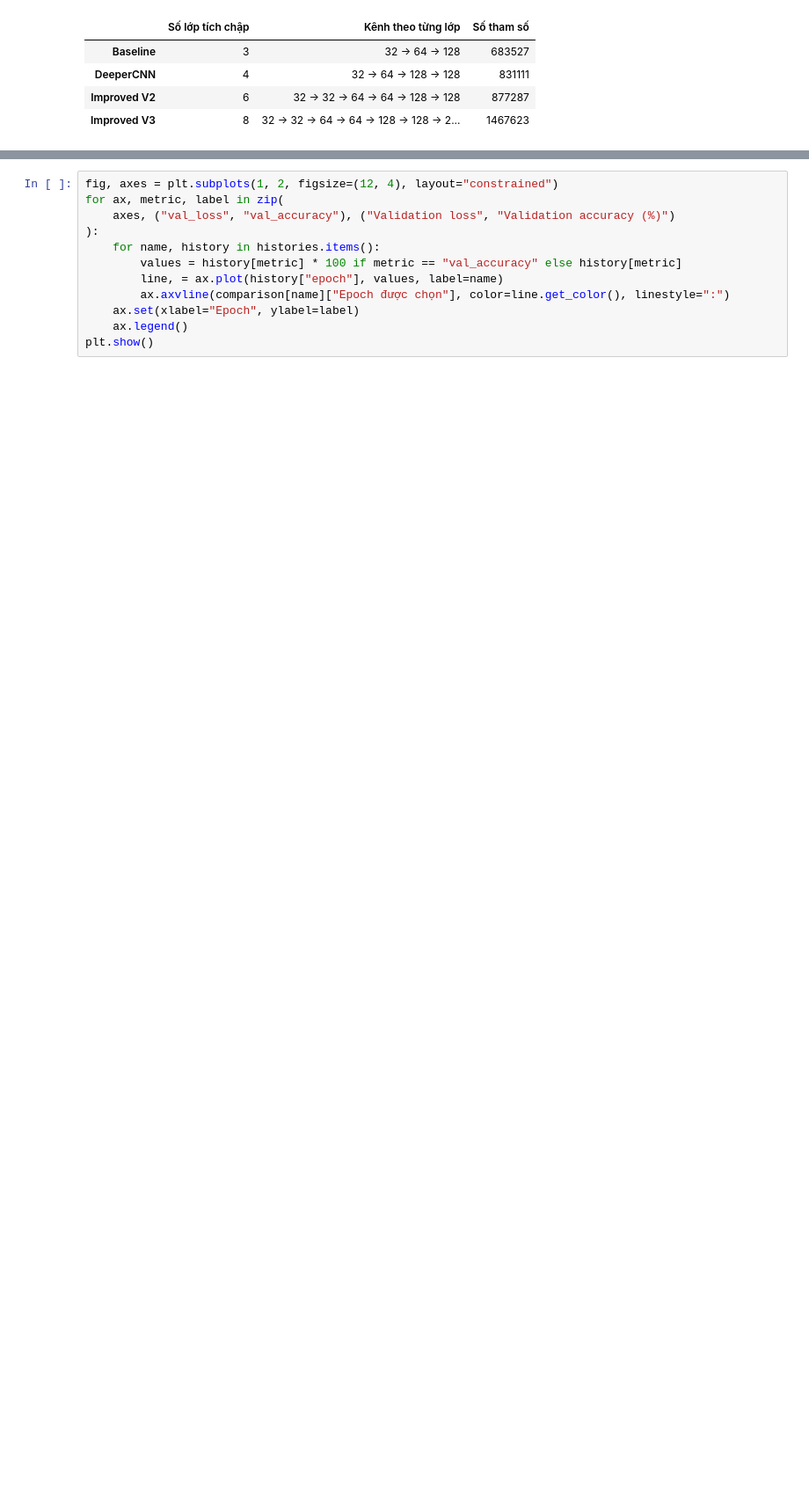
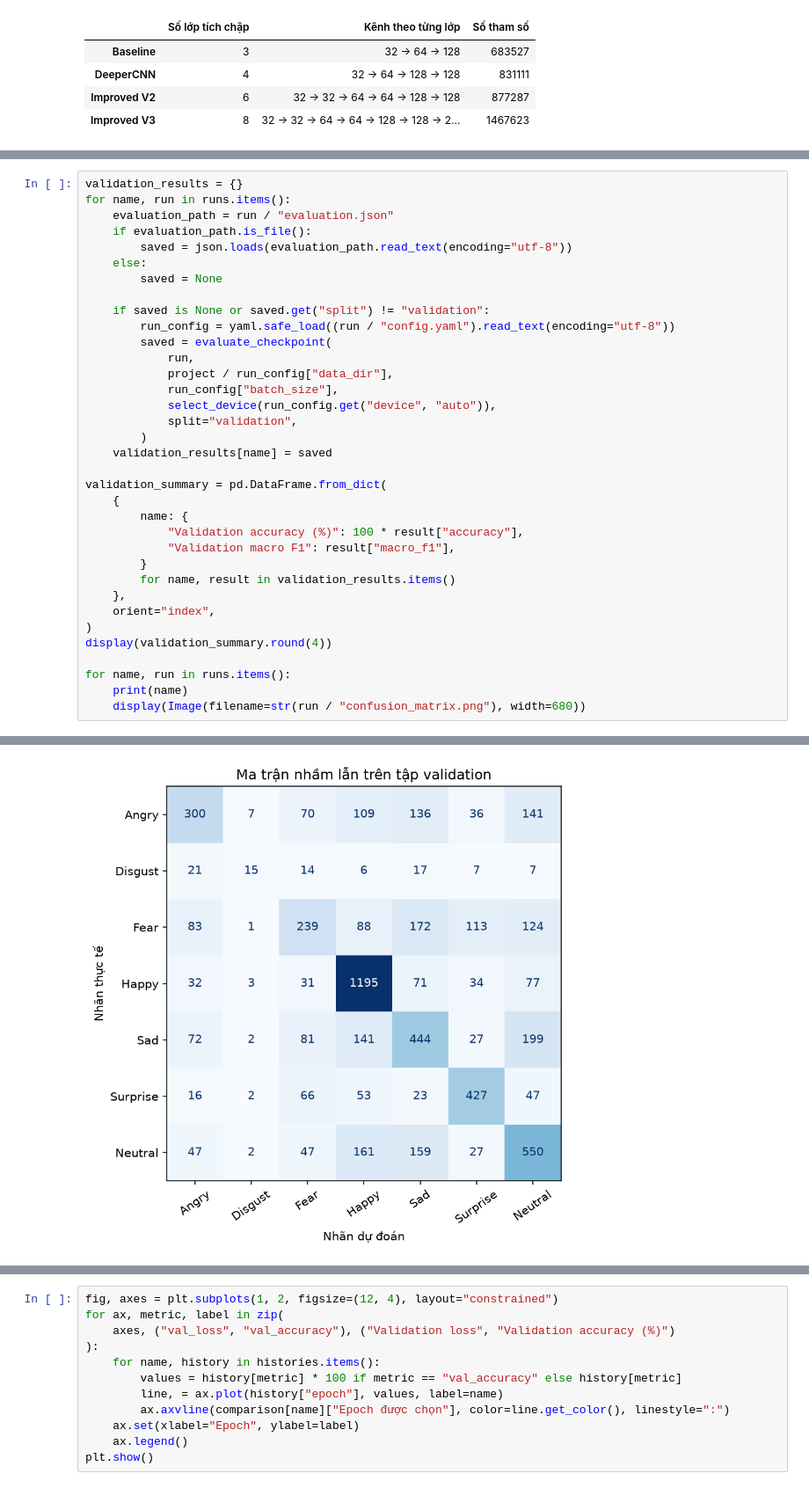
Before and after one commit to Cgtho/DeepLearning_Group, a Jupyter notebook: BTL02/notebooks/03_exp02_more_convolution.ipynb, the cells around one changed output, grey strips where cells are left out. Shown at 88% size. Cells and saved outputs as stored; diff of their text form; blank space fills up the shorter version.

```diff
--- a/BTL02/notebooks/03_exp02_more_convolution.ipynb
+++ b/BTL02/notebooks/03_exp02_more_convolution.ipynb
@@ -110,0 +115,36 @@ Improved V3 · D:\Users\Admin\source\repos\DeepLearning_Group\BTL02\results\EXP0
+# %%
+validation_results = {}
+for name, run in runs.items():
+    evaluation_path = run / "evaluation.json"
+    if evaluation_path.is_file():
+        saved = json.loads(evaluation_path.read_text(encoding="utf-8"))
+    else:
+        saved = None
+
+    if saved is None or saved.get("split") != "validation":
+        run_config = yaml.safe_load((run / "config.yaml").read_text(encoding="utf-8"))
+        saved = evaluate_checkpoint(
+            run,
+            project / run_config["data_dir"],
+            run_config["batch_size"],
+            select_device(run_config.get("device", "auto")),
+            split="validation",
+        )
+    validation_results[name] = saved
+
+validation_summary = pd.DataFrame.from_dict(
+    {
+        name: {
+            "Validation accuracy (%)": 100 * result["accuracy"],
+            "Validation macro F1": result["macro_f1"],
+        }
+        for name, result in validation_results.items()
+    },
+    orient="index",
+)
+display(validation_summary.round(4))
+
+for name, run in runs.items():
+    print(name)
+    display(Image(filename=str(run / "confusion_matrix.png"), width=680))
+# %% [output]
@@ -110,0 +160 @@ Improved V3 · D:\Users\Admin\source\repos\DeepLearning_Group\BTL02\results\EXP0
+[figure, added]
```
Also changed, not shown: parts of 8 cells of this notebook, 26 other files.
